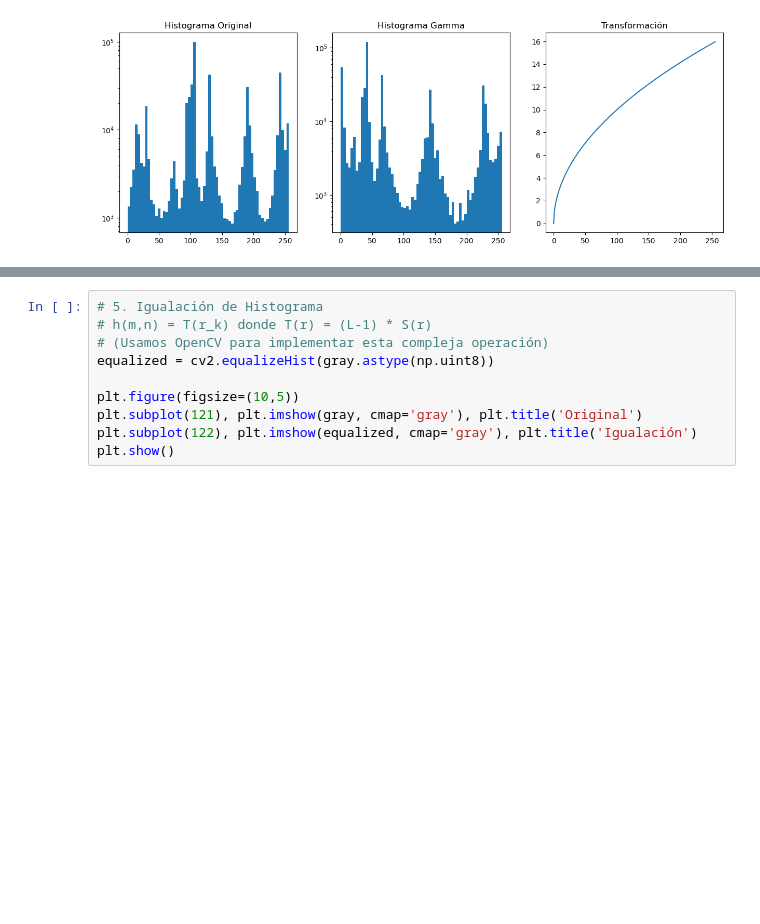
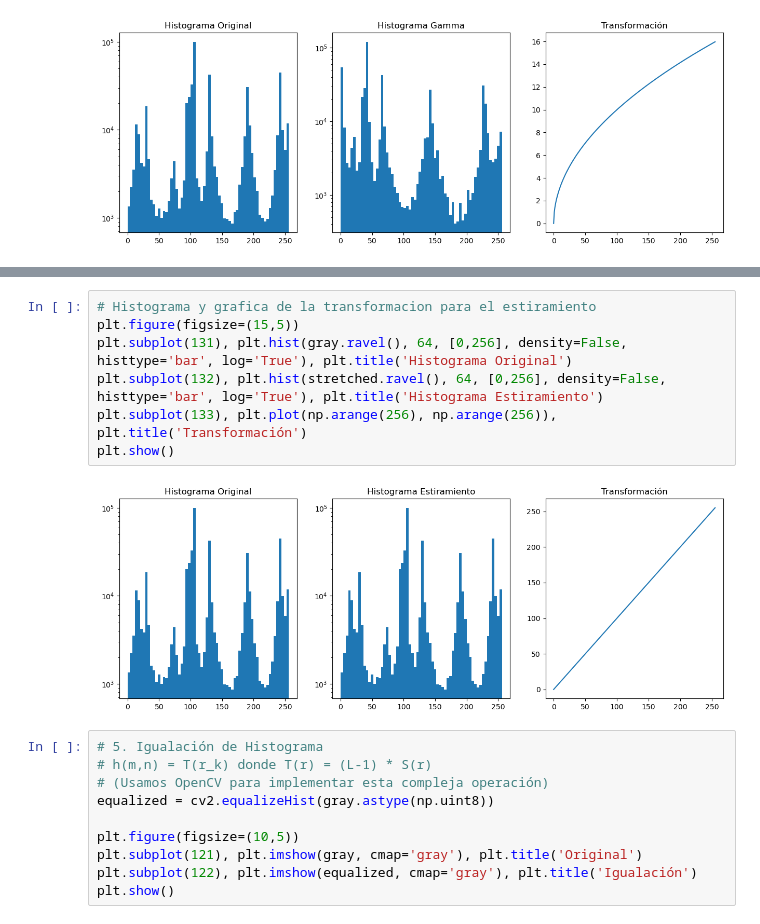
Before and after one commit to JsebastianUVPRQ/classical_trajectory, a Jupyter notebook: Intro_modeling_math/talleres_met_machine_learning/4_convolution/convolucion.ipynb, the cells around one changed output, grey strips where cells are left out. Drawn from its saved outputs; the diff is of its cells as text; blank space fills up the shorter version.

```diff
--- a/Intro_modeling_math/talleres_met_machine_learning/4_convolution/convolucion.ipynb
+++ b/Intro_modeling_math/talleres_met_machine_learning/4_convolution/convolucion.ipynb
@@ -152,3 +178,12 @@ plt.show()
+# %%
+# Histograma y grafica de la transformacion para el estiramiento
+plt.figure(figsize=(15,5))
+plt.subplot(131), plt.hist(gray.ravel(), 64, [0,256], density=False, histtype='bar', log='True'), plt.title('Histograma Original')
+plt.subplot(132), plt.hist(stretched.ravel(), 64, [0,256], density=False, histtype='bar', log='True'), plt.title('Histograma Estiramiento')
+plt.subplot(133), plt.plot(np.arange(256), np.arange(256)), plt.title('Transformación')
+plt.show()
+# %% [output]
+[figure, added]
 # %%
 # 5. Igualación de Histograma
 # h(m,n) = T(r_k) donde T(r) = (L-1) * S(r)
```
Also changed, not shown: parts of 2 cells of this notebook.
